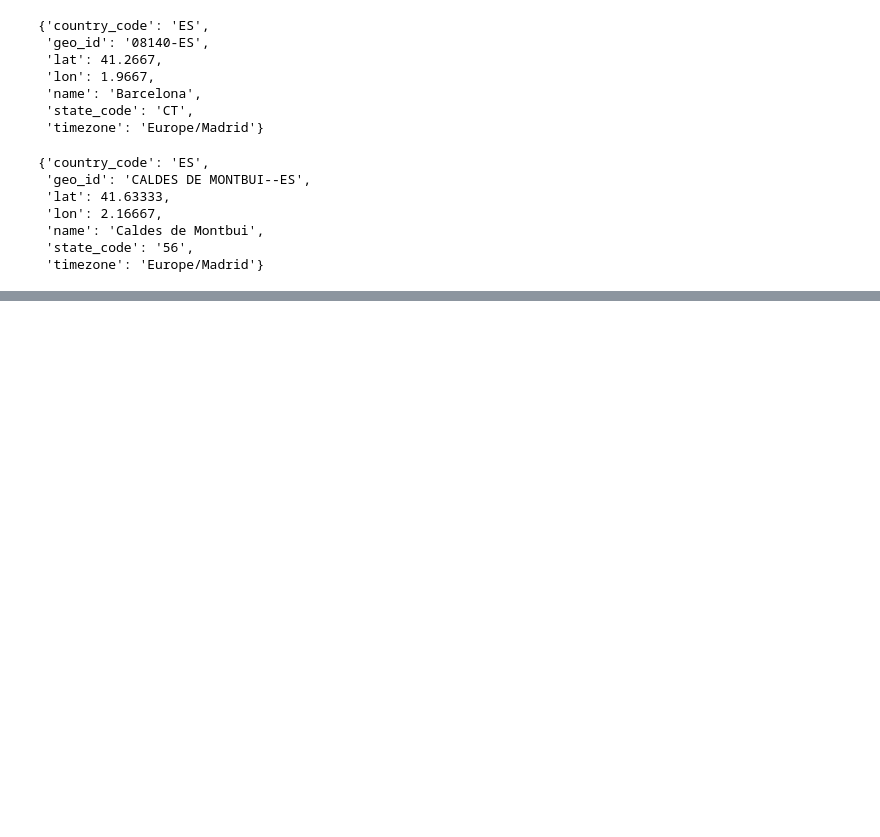
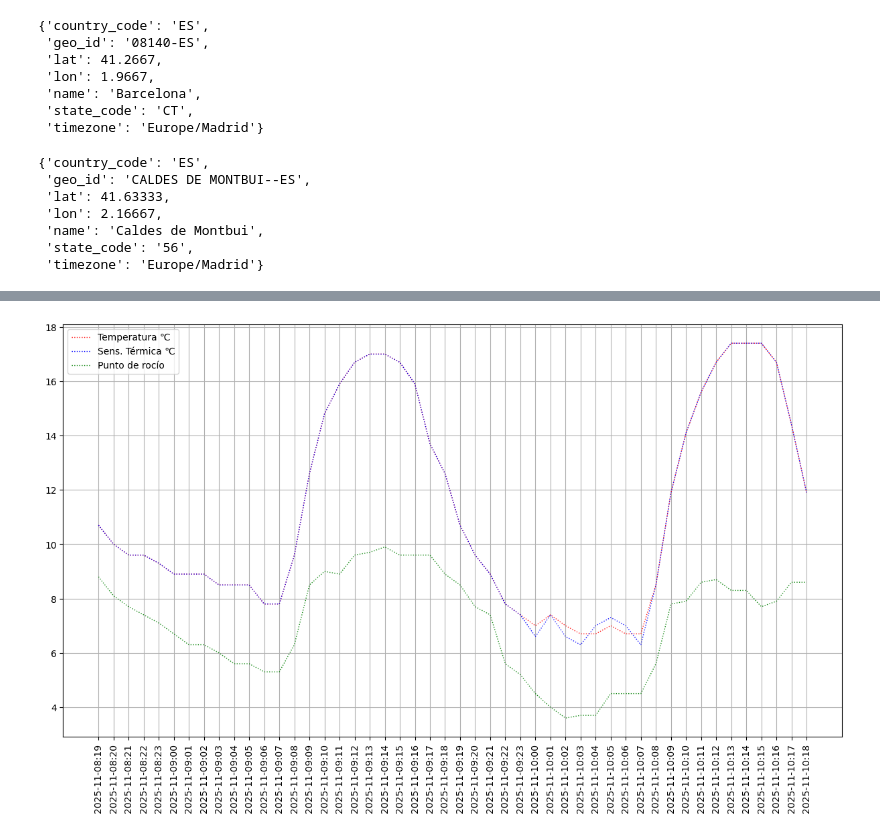
Before and after one commit to Belenm1995/Proyecto_Equipo_D, a Jupyter notebook: Proyecto_D/Extracción_de_datos.ipynb, the cells around one changed output, grey strips where cells are left out. Cells and saved outputs as stored; diff of their text form; code cells hidden in the pictures; blank space fills up the shorter version.

```diff
--- a/Proyecto_D/Extracción_de_datos.ipynb
+++ b/Proyecto_D/Extracción_de_datos.ipynb
@@ -253,0 +436,45 @@ for x in data["data"]:
+# %%
+X = MdV["Fecha:Hora"]
+Y1 = MdV["Temperatura"]
+Y2 = MdV["Sens. Térmica"]
+Y3 = MdV["Rocío"]
+
+colores = ["red", "blue", "green"]
+
+plt.figure(figsize = (15, 8))
+
+plt.plot(X,
+         Y1,
+         color       = "red",
+         markersize  = 3,
+         linestyle   = ":",
+         linewidth   = 1,
+         alpha       = 0.9,
+         label       = "Temperatura ℃")
+
+plt.plot(X,
+         Y2,
+         color       = "blue",
+         markersize  = 3,
+         linestyle   = ":",
+         linewidth   = 1,
+         alpha       = 0.9,
+         label       = "Sens. Térmica ℃")
+
+plt.plot(X,
+         Y3,
+         color       = "green",
+         markersize  = 3,
+         linestyle   = ":",
+         linewidth   = 1,
+         alpha       = 0.9,
+         label       = "Punto de rocío")
+
+
+
+plt.legend()
+plt.xticks(rotation = 90)
+plt.grid()
+plt.show()
+# %% [output]
+[figure, added]
```
Also changed, not shown: parts of 5 cells of this notebook.
